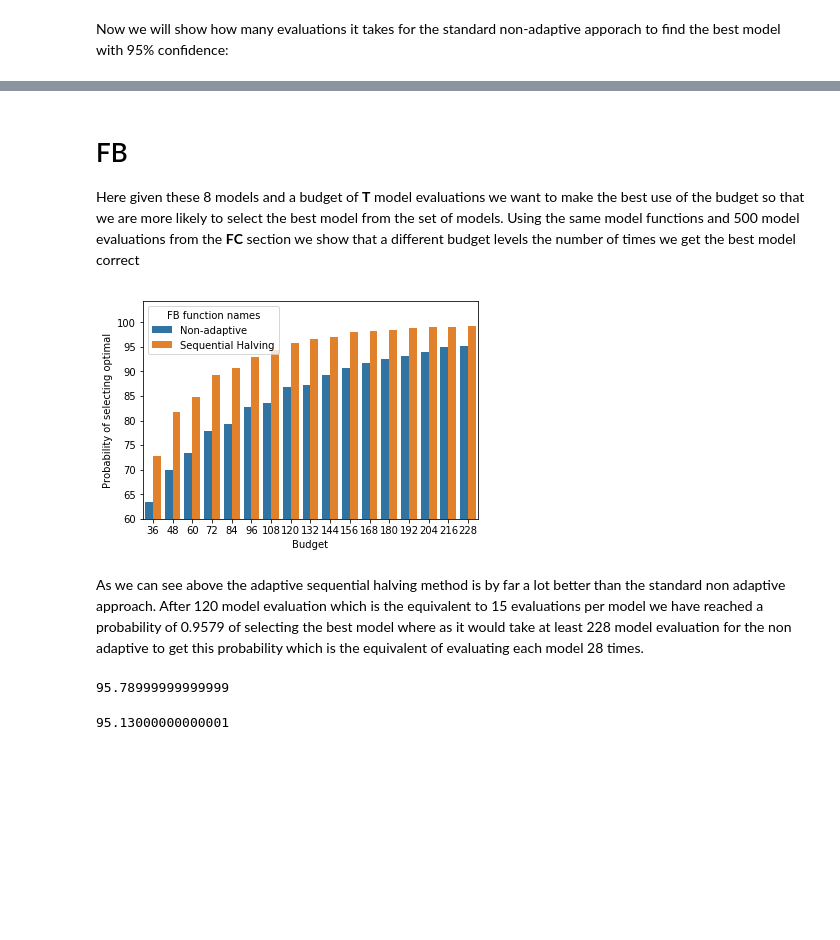
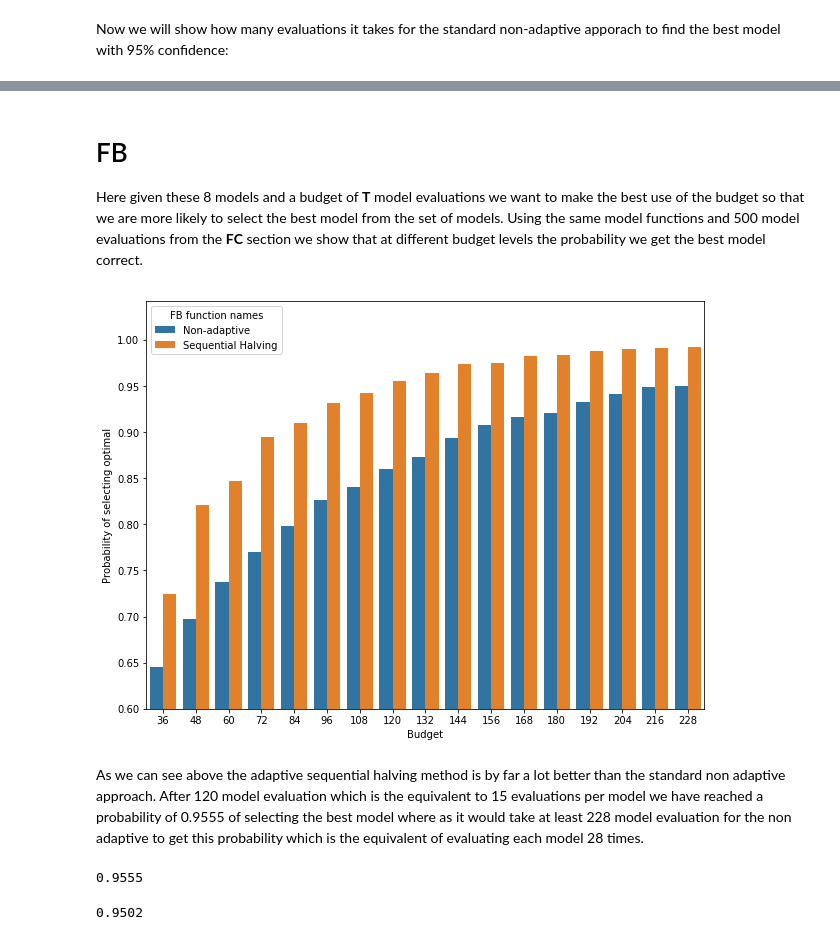
Before and after one commit to apmoore1/fiesta, a Jupyter notebook: notebooks/Advantages_of_Model_Selection.ipynb, the cells around one changed output, grey strips where cells are left out. Drawn from its saved outputs; the diff is of its cells as text; code cells hidden in the pictures; blank space fills up the shorter version.

```diff
--- a/notebooks/Advantages_of_Model_Selection.ipynb
+++ b/notebooks/Advantages_of_Model_Selection.ipynb
@@ -24,7 +25,7 @@ def get_data() -> Dict[str, float]:
   '''
   data_url = 'https://raw.githubusercontent.com/apmoore1/fiesta/master/'\
              'results/TDSA/test_f1.json'
-  return requests.get(_url).json()
+  return requests.get(data_url).json()
 
 def seaborn_violin_plot(tdsa_data: Dict[str, float]) -> None:
   '''
@@ -264,34 +235,35 @@ standard_fc_stats
 # %% [markdown]
 # FB
-Here given these 8 models and a budget of **T** model evaluations we want to make the best use of the budget so that we are more likely to select the best model from the set of models. Using the same model functions and 500 model evaluations from the **FC** section we show that a different budget levels the number of times we get the best model correct
+Here given these 8 models and a budget of **T** model evaluations we want to make the best use of the budget so that we are more likely to select the best model from the set of models. Using the same model functions and 500 model evaluations from the **FC** section we show that at different budget levels the probability we get the best model correct.
 # %%
-%%capture
 budgets = list(range(36, 229, 12)) # Increments of 12 from 36 to 228
 number_runs = 10000
 correct_model_index = 6
 
-fb_func_names = ['Non-adaptive', 'Sequential Halving']
-fb_funcs = [fiesta.non_adaptive_fb, fiesta.sequential_halving]
+fb_func_pretty_names = ['Non-adaptive', 'Sequential Halving']
+fb_func_names = ['non_adaptive_fb', 'sequential_halving']
+fb_func_kwargs = {'data': [], 'split_function': dummy_split_function,
+                  'model_functions': model_functions}
 
-fb_func_budget_percentage_correct: Dict[str, Dict[int, float]] = {'Non-adaptive': {},
-                                                                  'Sequential Halving': {}}
+fb_func_budget_probability_correct: Dict[str, Dict[int, float]] = {'Non-adaptive': {},
+                                                                   'Sequential Halving': {}}
 
 for budget in budgets:
-  for fb_func_name, fb_func in zip(fb_func_names, fb_funcs):
-    percentage_correct = fb_func_stats(number_runs, budget, correct_model_index,
-                                       model_functions, fb_func)
-    fb_func_budget_percentage_correct[fb_func_name][budget] = percentage_correct
+  for fb_func_pretty_name, fb_func_name in zip(fb_func_pretty_names, fb_func_names):
+    fb_func_kwargs['budget'] = budget
+    probability_correct = fiesta.util.fb_func_stats(number_runs, correct_model_index,
+                                                    fb_func_name, **fb_func_kwargs)
+    fb_func_budget_probability_correct[fb_func_pretty_name][budget] = probability_correct
+fb_probability_plot(fb_func_budget_probability_correct)
+# %% [output]
+[figure, added]
-# %%
-fb_prop_plot(fb_func_budget_percentage_correct)
-# %% [output]
-[figure, removed]
 # %% [markdown]
-As we can see above the adaptive sequential halving method is by far a lot better than the standard non adaptive approach. After 120 model evaluation which is the equivalent to 15 evaluations per model we have reached a probability of 0.9579 of selecting the best model where as it would take at least 228 model evaluation for the non adaptive to get this probability which is the equivalent of evaluating each model 28 times.
+As we can see above the adaptive sequential halving method is by far a lot better than the standard non adaptive approach. After 120 model evaluation which is the equivalent to 15 evaluations per model we have reached a probability of 0.9555 of selecting the best model where as it would take at least 228 model evaluation for the non adaptive to get this probability which is the equivalent of evaluating each model 28 times.
 # %%
-fb_func_budget_percentage_correct['Sequential Halving'][120]
+fb_func_budget_probability_correct['Sequential Halving'][120]
 # %% [output]
-95.78999999999999
+0.9555
 # %%
-fb_func_budget_percentage_correct['Non-adaptive'][228]
+fb_func_budget_probability_correct['Non-adaptive'][228]
 # %% [output]
-95.13000000000001
+0.9502
```
Also changed, not shown: parts of 11 cells of this notebook.
